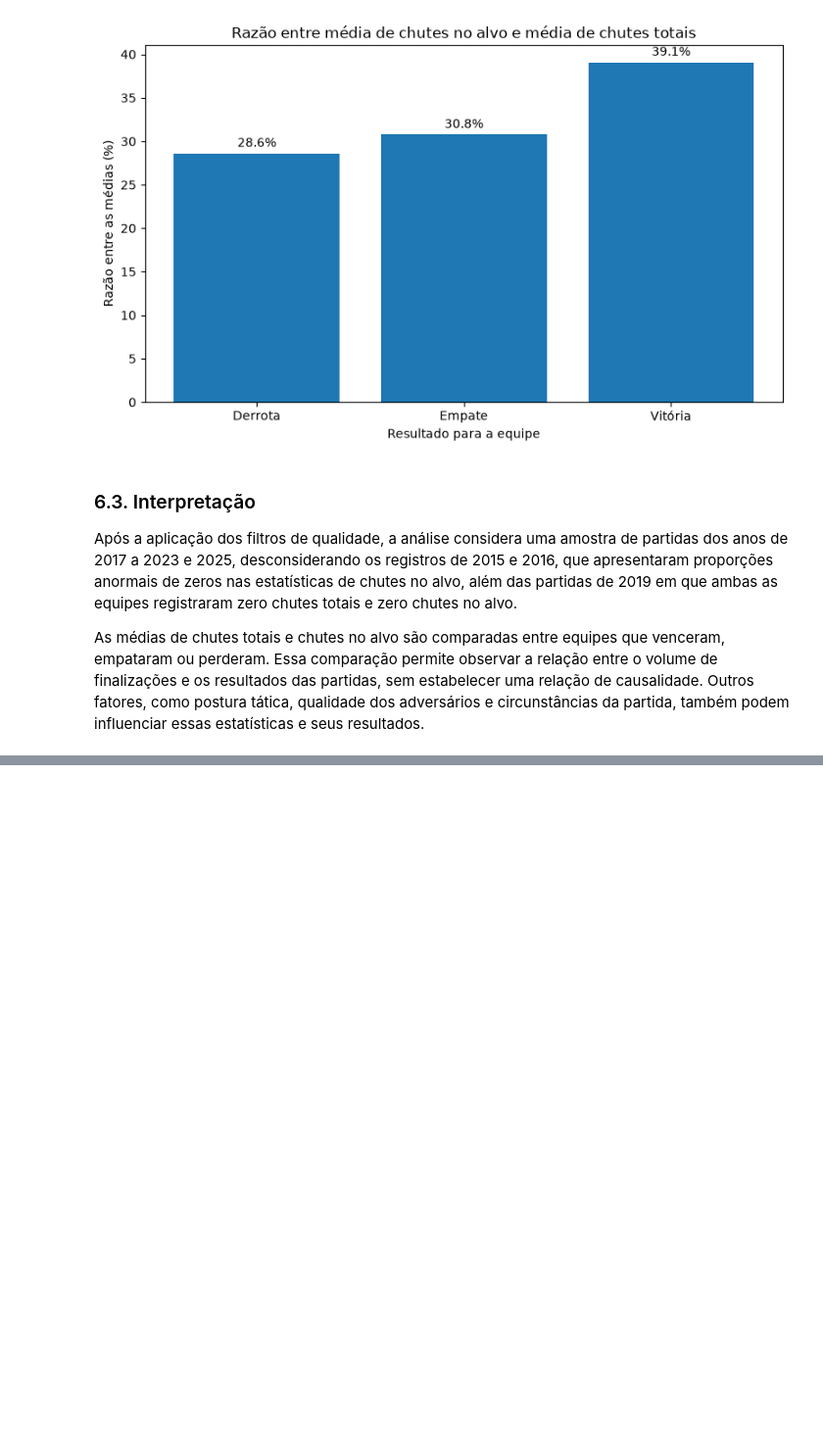
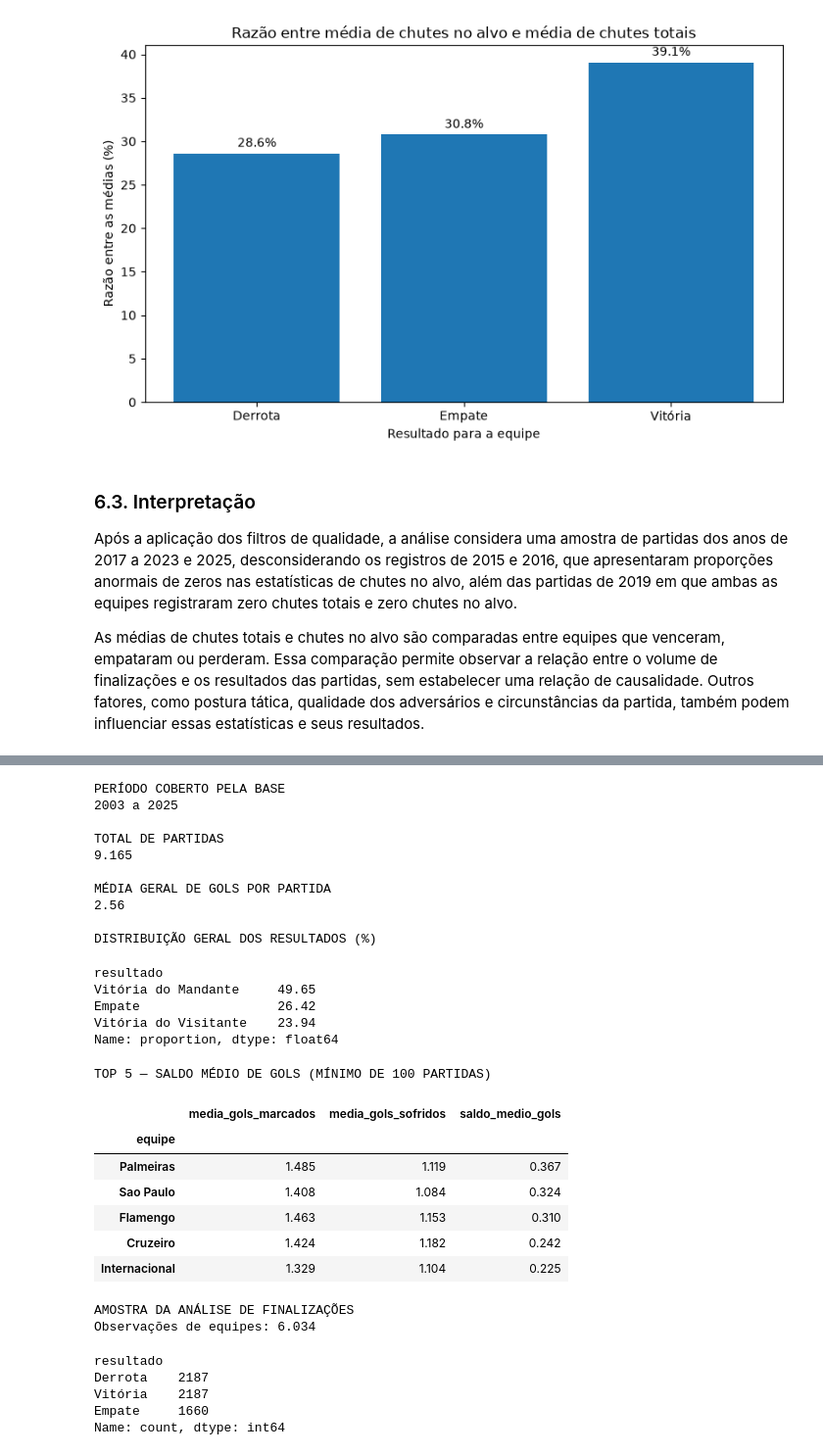
Before and after one commit to LuizFernand018/brasileirao-analytics, a Jupyter notebook: notebooks/01_exploracao_inicial.ipynb, the cells around one changed output, grey strips where cells are left out. Shown at 98% size. Saved outputs shown, nothing was run; the diff lists cells and outputs as text; code cells hidden in the pictures; blank space fills up the shorter version.

Commit message:
docs: consolidando as constatações e as limitações da análise exploratória

```diff
--- a/notebooks/01_exploracao_inicial.ipynb
+++ b/notebooks/01_exploracao_inicial.ipynb
@@ -1424,0 +1431,57 @@ As médias de chutes totais e chutes no alvo são comparadas entre equipes que v
+# %%
+print("PERÍODO COBERTO PELA BASE")
+print(f"{df['ano'].min()} a {df['ano'].max()}")
+
+print("\nTOTAL DE PARTIDAS")
+print(f"{len(df):,}".replace(",", "."))
+
+print("\nMÉDIA GERAL DE GOLS POR PARTIDA")
+print(f"{df['gols_total'].mean():.2f}")
+
+print("\nDISTRIBUIÇÃO GERAL DOS RESULTADOS (%)")
+display((df["resultado"].value_counts(normalize=True) * 100).round(2))
+
+print("\nTOP 5 — SALDO MÉDIO DE GOLS (MÍNIMO DE 100 PARTIDAS)")
+display(
+    equipes_filtradas.sort_values(
+        "saldo_medio_gols",
+        ascending=False
+    )[["media_gols_marcados", "media_gols_sofridos", "saldo_medio_gols"]]
+    .head(5)
+    .round(3)
+)
+
+print("\nAMOSTRA DA ANÁLISE DE FINALIZAÇÕES")
+print(f"Observações de equipes: {len(df_analise):,}".replace(",", "."))
+display(df_analise["resultado"].value_counts())
+# %% [output]
+PERÍODO COBERTO PELA BASE
+2003 a 2025
+
+TOTAL DE PARTIDAS
+9.165
+
+MÉDIA GERAL DE GOLS POR PARTIDA
+2.56
+
+DISTRIBUIÇÃO GERAL DOS RESULTADOS (%)
+resultado
+Vitória do Mandante     49.65
+Empate                  26.42
+Vitória do Visitante    23.94
+Name: proportion, dtype: float64
+TOP 5 — SALDO MÉDIO DE GOLS (MÍNIMO DE 100 PARTIDAS)
+|  | media_gols_marcados | media_gols_sofridos | saldo_medio_gols |
+| equipe |  |  |  |
+| Palmeiras | 1.485 | 1.119 | 0.367 |
+| Sao Paulo | 1.408 | 1.084 | 0.324 |
+| Flamengo | 1.463 | 1.153 | 0.310 |
+| Cruzeiro | 1.424 | 1.182 | 0.242 |
+| Internacional | 1.329 | 1.104 | 0.225 |
+AMOSTRA DA ANÁLISE DE FINALIZAÇÕES
+Observações de equipes: 6.034
+resultado
+Derrota    2187
+Vitória    2187
+Empate     1660
+Name: count, dtype: int64
```
Also changed, not shown: parts of 4 cells of this notebook.
